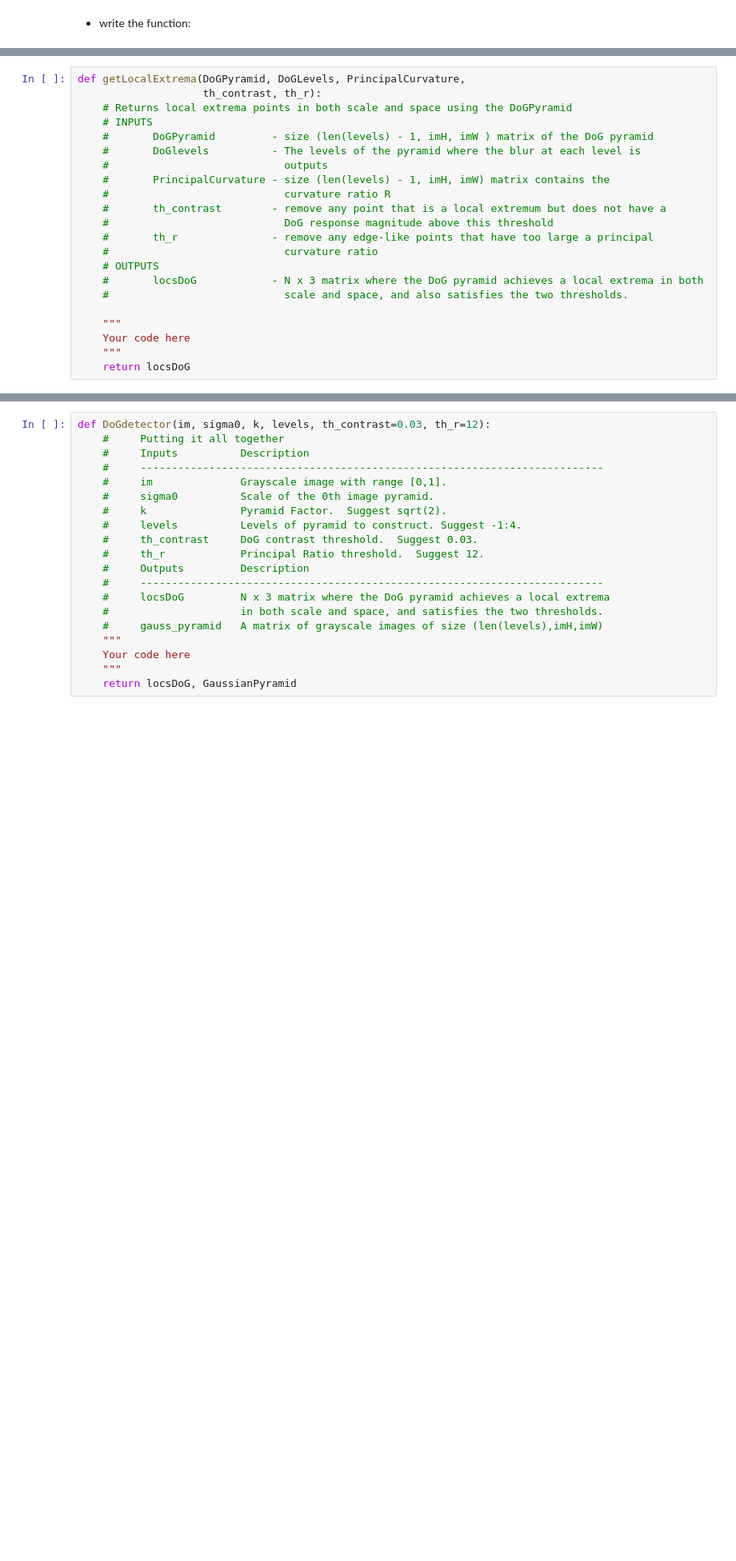
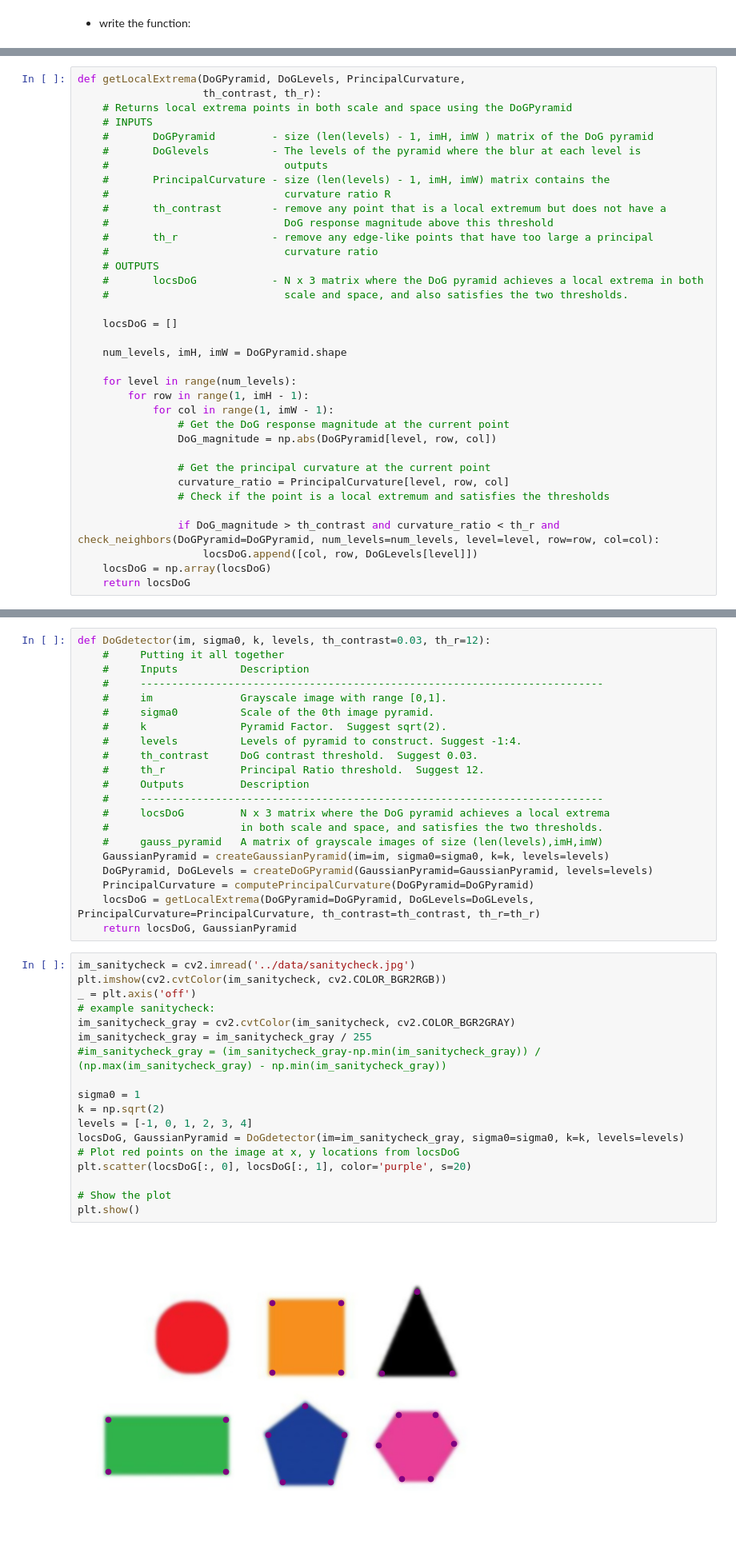
Before and after one commit to oronbar/046746---Algorithms-and-Applications-in-Computer-Vision, a Jupyter notebook: hw2_features_descriptors/code/ee046746_hw2_features.ipynb, the cells around one changed output, grey strips where cells are left out. Shown at 80% size. Cells and saved outputs as stored; diff of their text form; blank space fills up the shorter version.

```diff
--- a/hw2_features_descriptors/ee046746_hw2_features.ipynb
+++ b/hw2_features_descriptors/code/ee046746_hw2_features.ipynb
@@ -222,9 +267,23 @@ def getLocalExtrema(DoGPyramid, DoGLevels, PrincipalCurvature,
     #       locsDoG            - N x 3 matrix where the DoG pyramid achieves a local extrema in both
     #                            scale and space, and also satisfies the two thresholds.
 
-    """
-    Your code here
-    """
+    locsDoG = []
+
+    num_levels, imH, imW = DoGPyramid.shape
+
+    for level in range(num_levels):
+        for row in range(1, imH - 1):
+            for col in range(1, imW - 1):
+                # Get the DoG response magnitude at the current point
+                DoG_magnitude = np.abs(DoGPyramid[level, row, col])
+
+                # Get the principal curvature at the current point
+                curvature_ratio = PrincipalCurvature[level, row, col]
+                # Check if the point is a local extremum and satisfies the thresholds
+
+                if DoG_magnitude > th_contrast and curvature_ratio < th_r and check_neighbors(DoGPyramid=DoGPyramid, num_levels=num_levels, level=level, row=row, col=col):
+                    locsDoG.append([col, row, DoGLevels[level]])
+    locsDoG = np.array(locsDoG)
     return locsDoG
 # %% [markdown]
 This function takes as input `DoGPyramid` and `DoGLevels` from Section 1.3 and `PrincipalCurvature` from Section 1.4. It also takes two threshold values, `th_contrast` and `th_r`. The threshold $\theta_c$ should remove any point that is a local extremum but does not have a Difference
@@ -254,10 +313,31 @@ def DoGdetector(im, sigma0, k, levels, th_contrast=0.03, th_r=12):
     #     locsDoG         N x 3 matrix where the DoG pyramid achieves a local extrema
     #                     in both scale and space, and satisfies the two thresholds.
     #     gauss_pyramid   A matrix of grayscale images of size (len(levels),imH,imW)
-    """
-    Your code here
-    """
+    GaussianPyramid = createGaussianPyramid(im=im, sigma0=sigma0, k=k, levels=levels)
+    DoGPyramid, DoGLevels = createDoGPyramid(GaussianPyramid=GaussianPyramid, levels=levels)
+    PrincipalCurvature = computePrincipalCurvature(DoGPyramid=DoGPyramid)
+    locsDoG = getLocalExtrema(DoGPyramid=DoGPyramid, DoGLevels=DoGLevels, PrincipalCurvature=PrincipalCurvature, th_contrast=th_contrast, th_r=th_r)
     return locsDoG, GaussianPyramid
+# %%
+im_sanitycheck = cv2.imread('../data/sanitycheck.jpg')
+plt.imshow(cv2.cvtColor(im_sanitycheck, cv2.COLOR_BGR2RGB))
+_ = plt.axis('off')
+# example sanitycheck:
+im_sanitycheck_gray = cv2.cvtColor(im_sanitycheck, cv2.COLOR_BGR2GRAY)
+im_sanitycheck_gray = im_sanitycheck_gray / 255
+#im_sanitycheck_gray = (im_sanitycheck_gray-np.min(im_sanitycheck_gray)) / (np.max(im_sanitycheck_gray) - np.min(im_sanitycheck_gray))
+
+sigma0 = 1
+k = np.sqrt(2)
+levels = [-1, 0, 1, 2, 3, 4]
+locsDoG, GaussianPyramid = DoGdetector(im=im_sanitycheck_gray, sigma0=sigma0, k=k, levels=levels)
+# Plot red points on the image at x, y locations from locsDoG
+plt.scatter(locsDoG[:, 0], locsDoG[:, 1], color='purple', s=20)
+
+# Show the plot
+plt.show()
+# %% [output]
+[figure, added]
 # %% [markdown]
 The function should take in a grayscale image, `im`, scaled between 0 and 1, and the parameters `sigma0, k, levels, th_contrast`, and `th_r`. It should use each of the above functions and return the keypoints in `locsDoG` and the Gaussian pyramid in `GaussianPyramid`.
 Note that we are dealing with real images here, so your keypoint detector may find points with high scores that you do not perceive to be corners.
```
Also changed, not shown: parts of 9 cells of this notebook.
